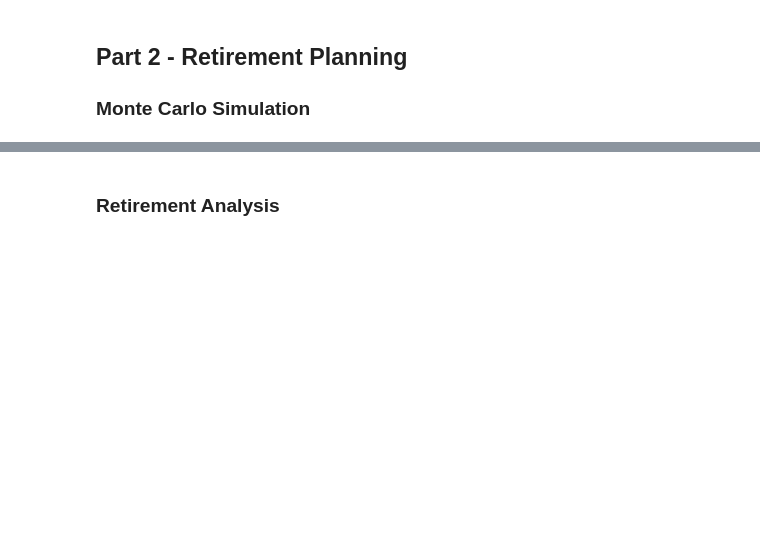
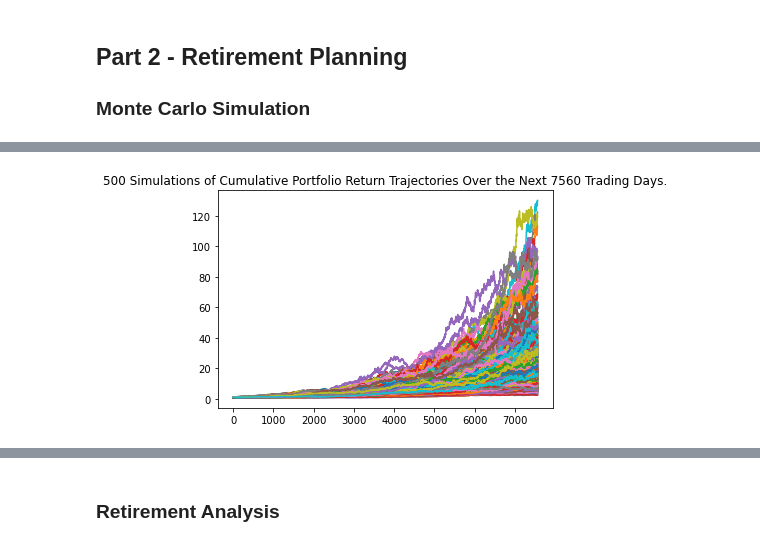
Before and after one commit to 369Eli/api, a Jupyter notebook: 05-APIs/Instructions/Starter_Code/financial-planner.ipynb, the cells around one changed output, grey strips where cells are left out. Drawn from its saved outputs; the diff is of its cells as text; code cells hidden in the pictures; blank space fills up the shorter version.

```diff
--- a/05-APIs/Instructions/Starter_Code/financial-planner.ipynb
+++ b/05-APIs/Instructions/Starter_Code/financial-planner.ipynb
@@ -79,3 +103,8 @@ alpaca_secret_key = 'MJrUl6FCNttBx4WX8ipXynH4ROd1HHAQ5rOfpUG2'
+# %%
+alpaca = tradeapi.REST(
+    alpaca_api_key,
+    alpaca_secret_key,
+    api_version="v2")
 # %%
 # Create the Alpaca API object
 #api = tradeapi.REST(alpaca_api_key, alpaca_secret_key, api_version = "v2")("ALPACA_API_KEY")
@@ -168,0 +249,12 @@ end_date = pd.Timestamp('2021-05-01', tz='America/New_York').isoformat()
+# %%
+# get the remaining 1 year.
+df_investments_rest = alpaca.get_barset(
+    tickers,
+    timeframe,
+    limit = 1000,
+    start = start_date,
+    end = end_date
+).df
+# print to check the new 1 year data extra
+print(df_investments_rest.head())
+print(df_investments_rest.tail())
@@ -169,7 +279,14 @@ end_date = pd.Timestamp('2021-05-01', tz='America/New_York').isoformat()
 # %%
 # Get 5 years' worth of historical data for SPY and AGG
 # (use a limit=1000 parameter to call the most recent 1000 days of data)
-# YOUR CODE HERE!
+# Pull 4 prior yrs data
+df_stock_data = pd.concat([df_investments_rest, df_investments], axis="rows", join="inner")
+
+#sort data index and organize by date/time
+df_stock_data.sort_index
+# Display sample data
+df_stock_data.head()
 
 # Display sample data
-df_stock_data.head()
+print(df_stock_data.tail())
+print(f'Total days of data = {len(df_stock_data)}')
@@ -176,4 +312,10 @@ df_stock_data.head()
 # %%
 # Configuring a Monte Carlo simulation to forecast 30 years cumulative returns
 # use limit=1000 to call the most recent 1000 days of data
-# YOUR CODE HERE!
+# should be 5 yrs
+MC_even_dist = MCSimulation(
+    portfolio_data = df_stock_data,
+    weights = [.4,.6 ],
+    num_simulation = 500,
+    num_trading_days = 252*30
+)
@@ -186,5 +368,7 @@ df_stock_data.head()
 # %%
 # Plot simulation outcomes
-# YOUR CODE HERE!
+line_plot = MC_even_dist.plot_simulation()
+# %% [output]
+[figure, added]
 # %%
 # Plot probability distribution and confidence intervals
```
Also changed, not shown: parts of 38 cells of this notebook.
